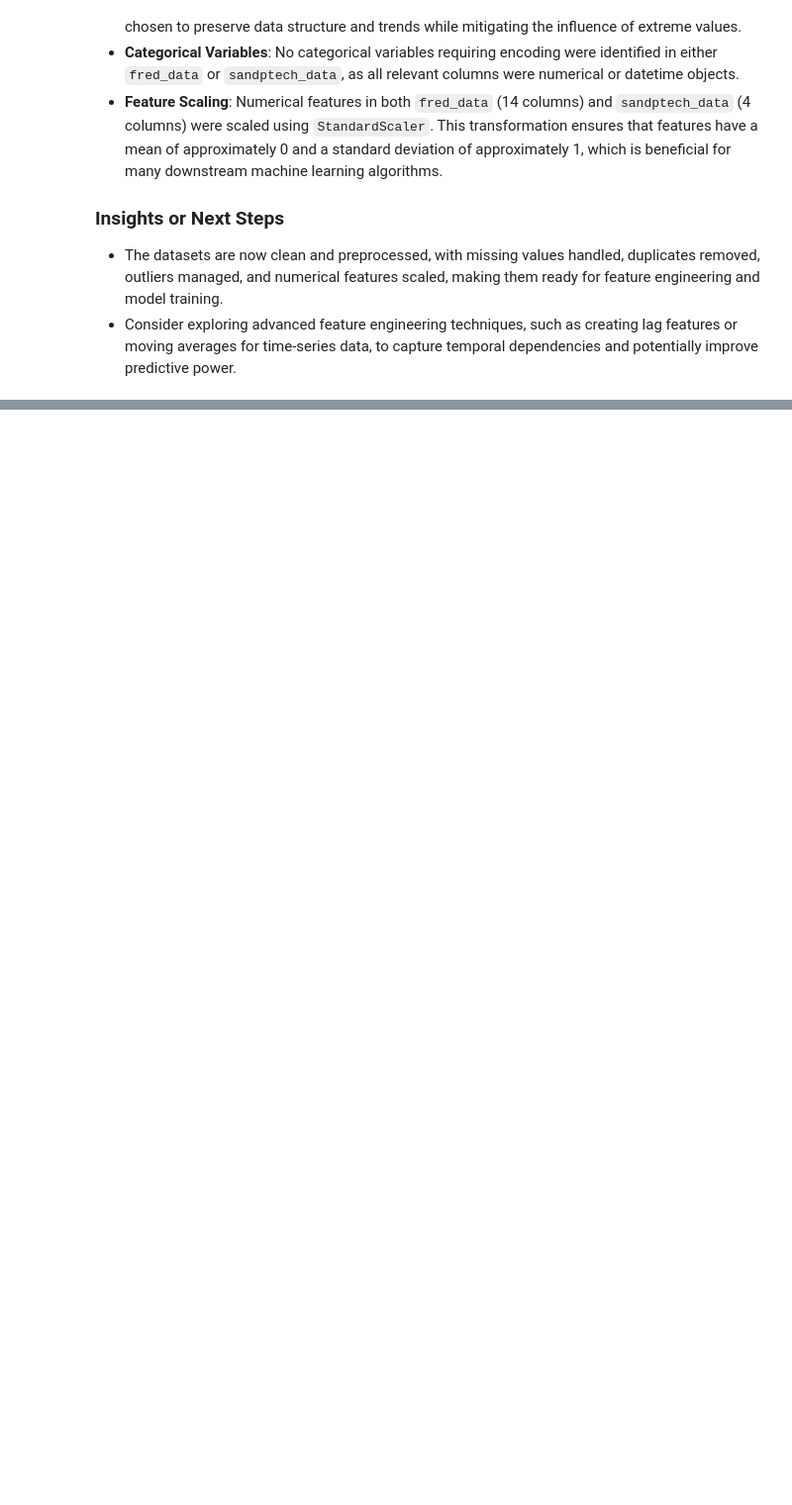
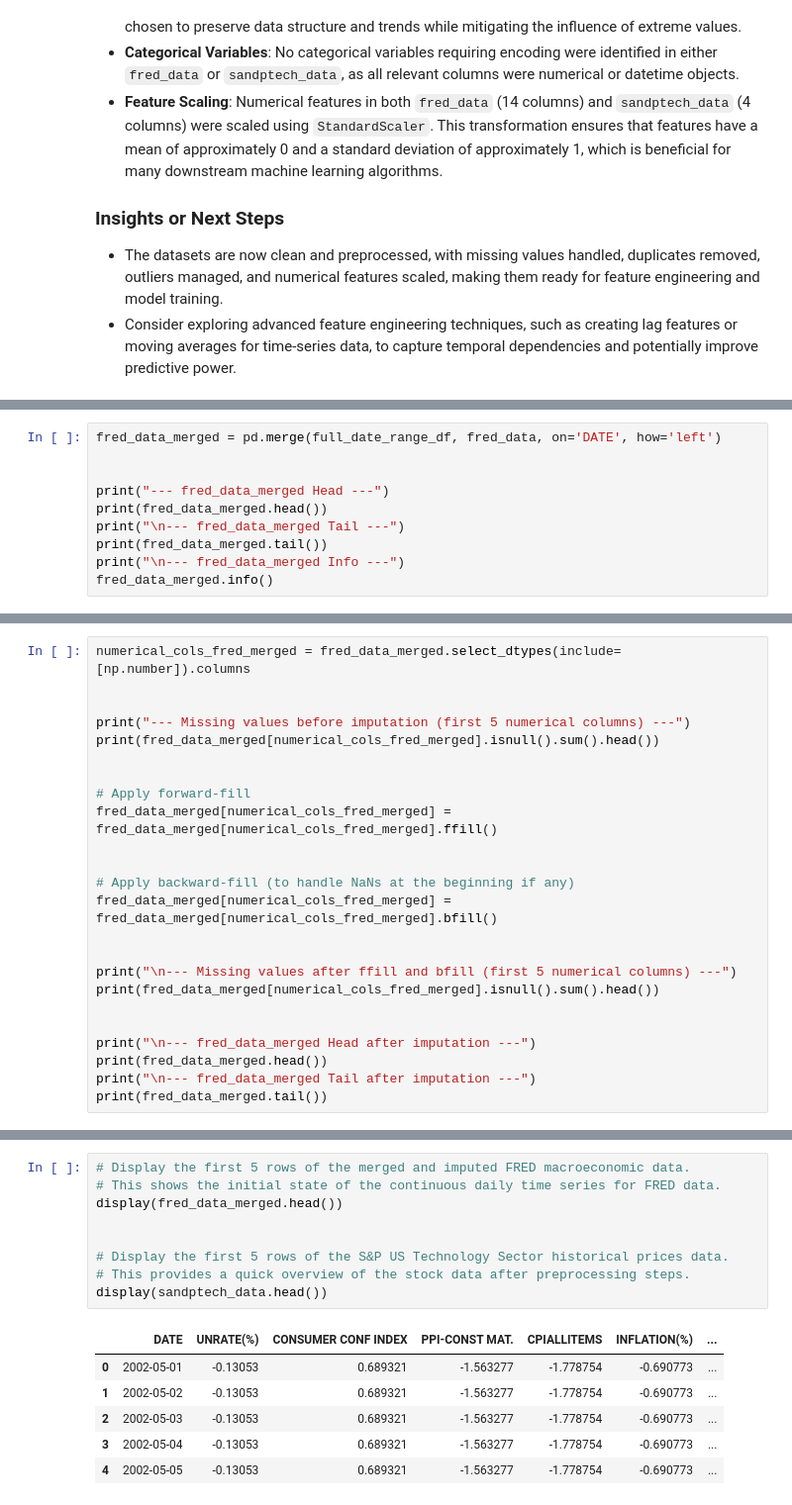
Before and after one commit to brysonchristensen/IS-4487, a Jupyter notebook: IS_4487_Group_Project_Notebook_1.2.ipynb, the cells around one changed output, grey strips where cells are left out. Shown at 99% size. Drawn from its saved outputs; the diff is of its cells as text; blank space fills up the shorter version.

```diff
--- a/IS_4487_Group_Project_Notebook_1.2.ipynb
+++ b/IS_4487_Group_Project_Notebook_1.2.ipynb
@@ -613,0 +751,10 @@ Create new features, transform existing ones, or aggregate data from both `fred_
+# %%
+fred_data_merged = pd.merge(full_date_range_df, fred_data, on='DATE', how='left')
+
+
+print("--- fred_data_merged Head ---")
+print(fred_data_merged.head())
+print("\n--- fred_data_merged Tail ---")
+print(fred_data_merged.tail())
+print("\n--- fred_data_merged Info ---")
+fred_data_merged.info()
@@ -613,0 +825,24 @@ Create new features, transform existing ones, or aggregate data from both `fred_
+# %%
+numerical_cols_fred_merged = fred_data_merged.select_dtypes(include=[np.number]).columns
+
+
+print("--- Missing values before imputation (first 5 numerical columns) ---")
+print(fred_data_merged[numerical_cols_fred_merged].isnull().sum().head())
+
+
+# Apply forward-fill
+fred_data_merged[numerical_cols_fred_merged] = fred_data_merged[numerical_cols_fred_merged].ffill()
+
+
+# Apply backward-fill (to handle NaNs at the beginning if any)
+fred_data_merged[numerical_cols_fred_merged] = fred_data_merged[numerical_cols_fred_merged].bfill()
+
+
+print("\n--- Missing values after ffill and bfill (first 5 numerical columns) ---")
+print(fred_data_merged[numerical_cols_fred_merged].isnull().sum().head())
+
+
+print("\n--- fred_data_merged Head after imputation ---")
+print(fred_data_merged.head())
+print("\n--- fred_data_merged Tail after imputation ---")
+print(fred_data_merged.tail())
@@ -613,0 +890,16 @@ Create new features, transform existing ones, or aggregate data from both `fred_
+# %%
+# Display the first 5 rows of the merged and imputed FRED macroeconomic data.
+# This shows the initial state of the continuous daily time series for FRED data.
+display(fred_data_merged.head())
+
+
+# Display the first 5 rows of the S&P US Technology Sector historical prices data.
+# This provides a quick overview of the stock data after preprocessing steps.
+display(sandptech_data.head())
+# %% [output]
+|  | DATE | UNRATE(%) | CONSUMER CONF INDEX | PPI-CONST MAT. | CPIALLITEMS | INFLATION(%) | ... |
+| 0 | 2002-05-01 | -0.13053 | 0.689321 | -1.563277 | -1.778754 | -0.690773 | ... |
+| 1 | 2002-05-02 | -0.13053 | 0.689321 | -1.563277 | -1.778754 | -0.690773 | ... |
+| 2 | 2002-05-03 | -0.13053 | 0.689321 | -1.563277 | -1.778754 | -0.690773 | ... |
+| 3 | 2002-05-04 | -0.13053 | 0.689321 | -1.563277 | -1.778754 | -0.690773 | ... |
+| 4 | 2002-05-05 | -0.13053 | 0.689321 | -1.563277 | -1.778754 | -0.690773 | ... |
```
Also changed, not shown: parts of 79 cells of this notebook.
